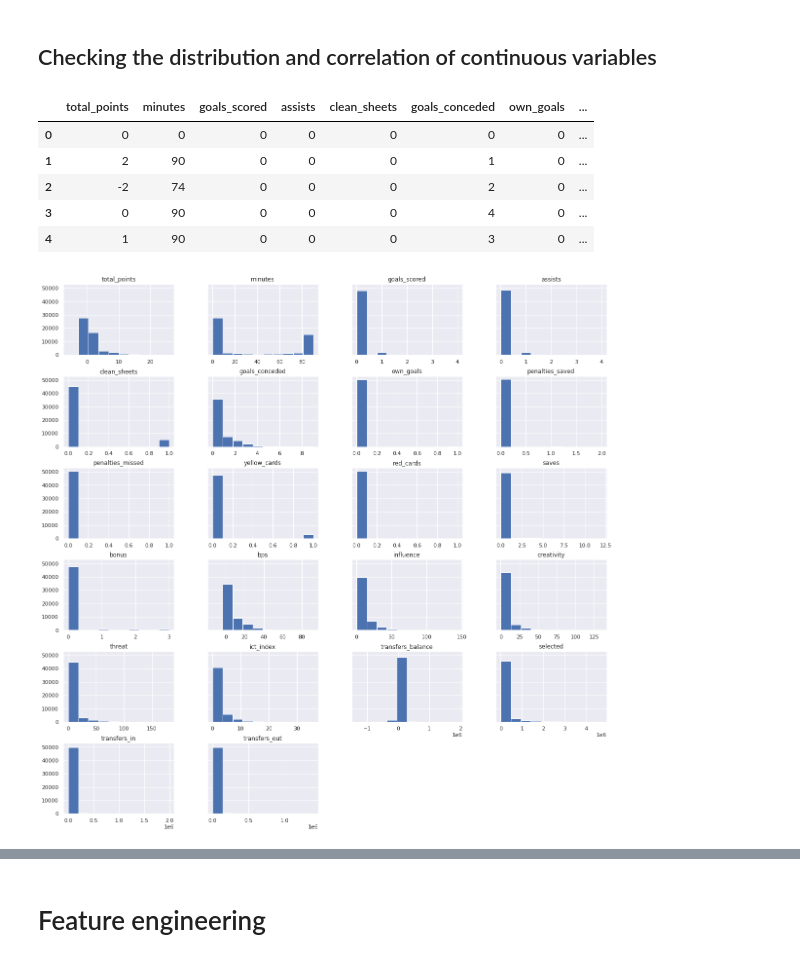
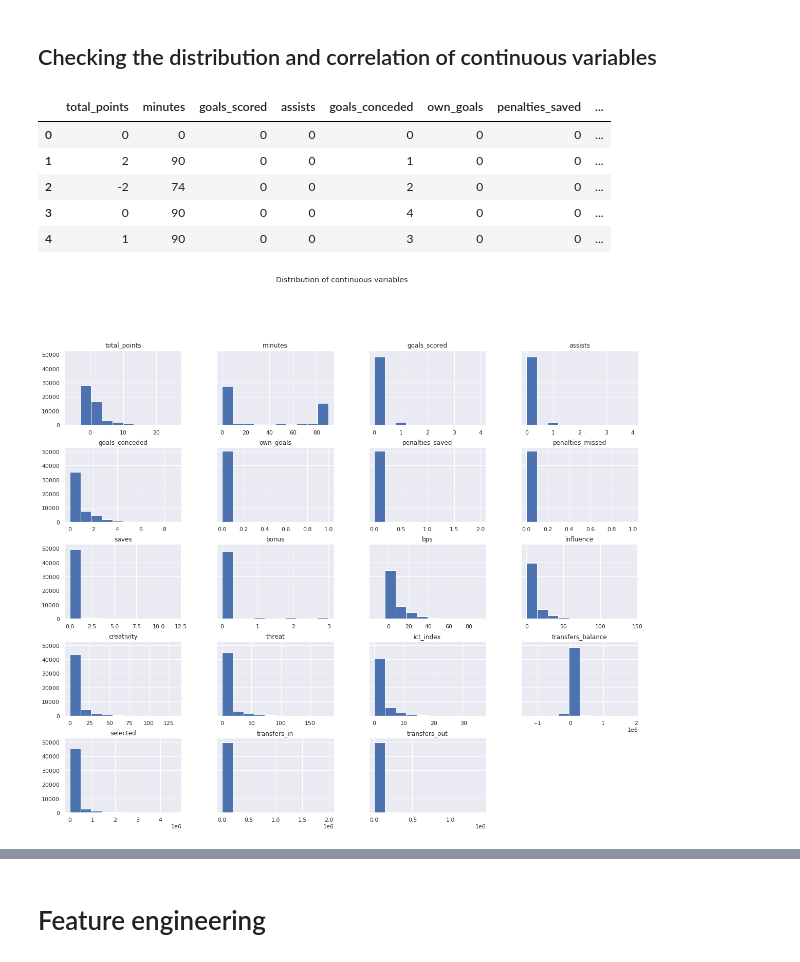
Before and after one commit to robert-shepherd/fpl, a Jupyter notebook: Project_2_exploratory_analysis_and_feature_engineering.ipynb, the cells around one changed output, grey strips where cells are left out. Saved outputs shown, nothing was run; the diff lists cells and outputs as text; code cells hidden in the pictures.

```diff
--- a/Project_2_exploratory_analysis_and_feature_engineering.ipynb
+++ b/Project_2_exploratory_analysis_and_feature_engineering.ipynb
@@ -300,22 +307,25 @@ Records reduced from 50545 to 50486
 # Capturing numeric variables
 df_numeric = df.select_dtypes(include=np.number)
 
-# Removing descriptive fields
+# Removing descriptive fields and binary variables
 df_numeric = df_numeric.drop(columns=['element', 'fixture','season'
 ,'element_type','opponent_team','round','opponent_strength'
-,'team_h_score','team_a_score','value'])
+,'team_h_score','team_a_score','value','clean_sheets'
+,'yellow_cards','red_cards'])
 
 df_numeric.head()
 # %% [output]
-|  | total_points | minutes | goals_scored | assists | clean_sheets | goals_conceded | own_goals | ... |
+|  | total_points | minutes | goals_scored | assists | goals_conceded | own_goals | penalties_saved | ... |
 | 0 | 0 | 0 | 0 | 0 | 0 | 0 | 0 | ... |
-| 1 | 2 | 90 | 0 | 0 | 0 | 1 | 0 | ... |
-| 2 | -2 | 74 | 0 | 0 | 0 | 2 | 0 | ... |
-| 3 | 0 | 90 | 0 | 0 | 0 | 4 | 0 | ... |
-| 4 | 1 | 90 | 0 | 0 | 0 | 3 | 0 | ... |
+| 1 | 2 | 90 | 0 | 0 | 1 | 0 | 0 | ... |
+| 2 | -2 | 74 | 0 | 0 | 2 | 0 | 0 | ... |
+| 3 | 0 | 90 | 0 | 0 | 4 | 0 | 0 | ... |
+| 4 | 1 | 90 | 0 | 0 | 3 | 0 | 0 | ... |
 # %%
-# To do: Create a visual of continuous variables
-df_numeric.hist(bins=10, sharey=True, figsize=(20, 20), layout=(6, 4));
+# Create a visual of continuous variables
+_ = df_numeric.hist(bins=10, sharey=True, figsize=(20, 20), layout=(6, 4))
+_ = plt.suptitle("Distribution of continuous variables")
+plt.show()
 # %% [output]
-[figure, old version]
+[figure, new version]
 # %%
```
Also changed, not shown: parts of 22 cells of this notebook.
